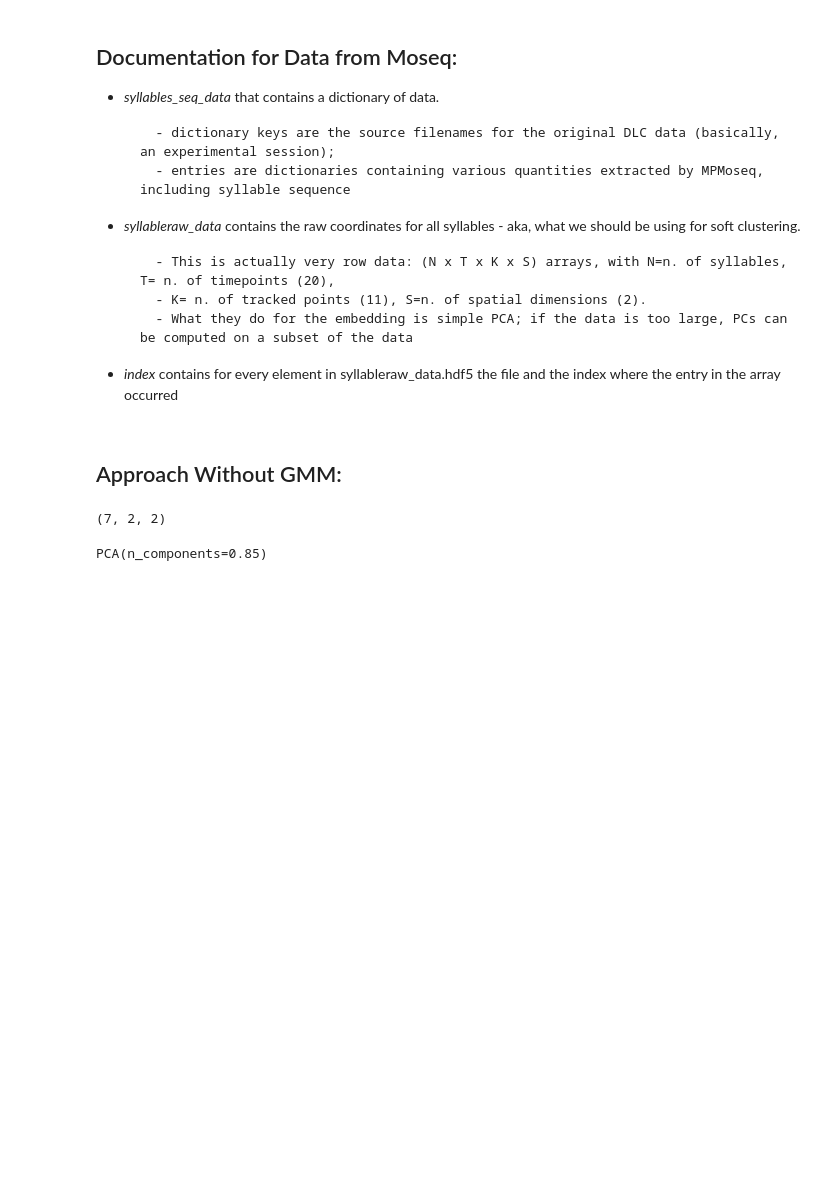
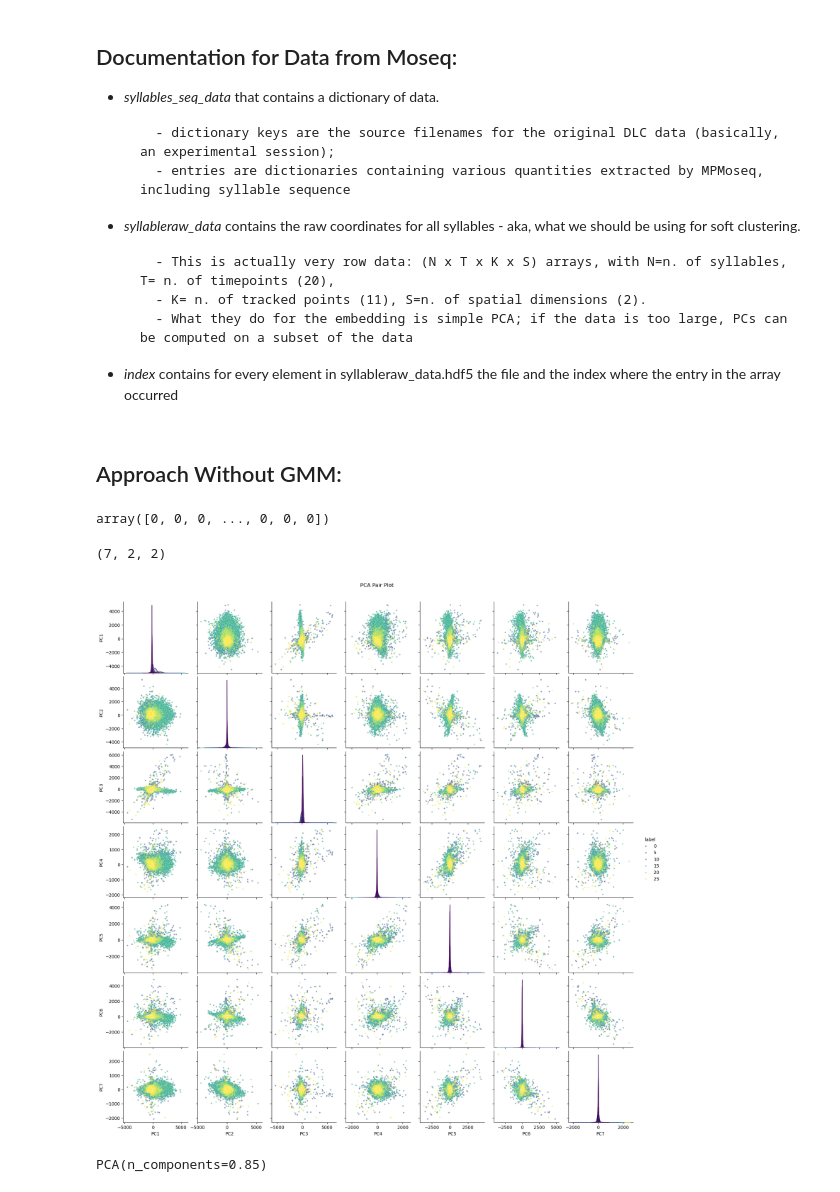
Before and after one commit to iurillilab/BASS-exp, a Jupyter notebook: data_analysis.ipynb, the cells around one changed output. Cells and saved outputs as stored; diff of their text form; code cells hidden in the pictures; blank space fills up the shorter version.

Commit message:
update with scatter plot between PCAs

```diff
--- a/data_analysis.ipynb
+++ b/data_analysis.ipynb
@@ -30,3 +32,7 @@ index = fl.load('../thomas_data/indexes.hdf5')
+# %%
+np.diff(frame_syllables) #
+# %% [output]
+array([0, 0, 0, ..., 0, 0, 0])
 # %%
 example = np.load('../GMM/toy_covars.npy')
 
@@ -47,3 +53,45 @@ def get_array(data_dict):
     return pre_pca
 
 prepca = get_array(syllableraw_data)
+# %%
+from sklearn.decomposition import PCA
+
+combined_data = np.vstack(list(prepca.values()))
+
+pca = PCA(n_components=0.85)
+
+pca.fit(combined_data)
+
+transformed_dict = {key: pca.transform(data) for key, data in prepca.items()}
+# %%
+%timeit
+import numpy as np
+import pandas as pd
+import seaborn as sns
+import matplotlib.pyplot as plt
+from sklearn.decomposition import PCA
+
+# Assuming `prepca` is a dictionary with your pre-PCA data.
+# combined_data = np.vstack(list(prepca.values()))
+# pca = PCA(n_components=0.85)
+# pca.fit(combined_data)
+# transformed_dict = {key: pca.transform(data) for key, data in prepca.items()}
+
+
+# Combine the transformed data into a single DataFrame
+df_list = []
+for key, transformed_data in transformed_dict.items():
+    temp_df = pd.DataFrame(transformed_data, columns=[f'PC{i+1}' for i in range(transformed_data.shape[1])])
+    temp_df['label'] = key
+    df_list.append(temp_df)
+
+df = pd.concat(df_list)
+
+# Plotting the pairplot
+sns.pairplot(df, hue='label', palette='viridis', markers='o', diag_kind='kde', plot_kws={'alpha': 0.6, 's': 10})
+
+# Customize the plot as per your requirement
+plt.suptitle('PCA Pair Plot', y=1.02)
+plt.show()
+# %% [output]
+[figure, added]
```
Also changed, not shown: parts of 3 cells of this notebook.
